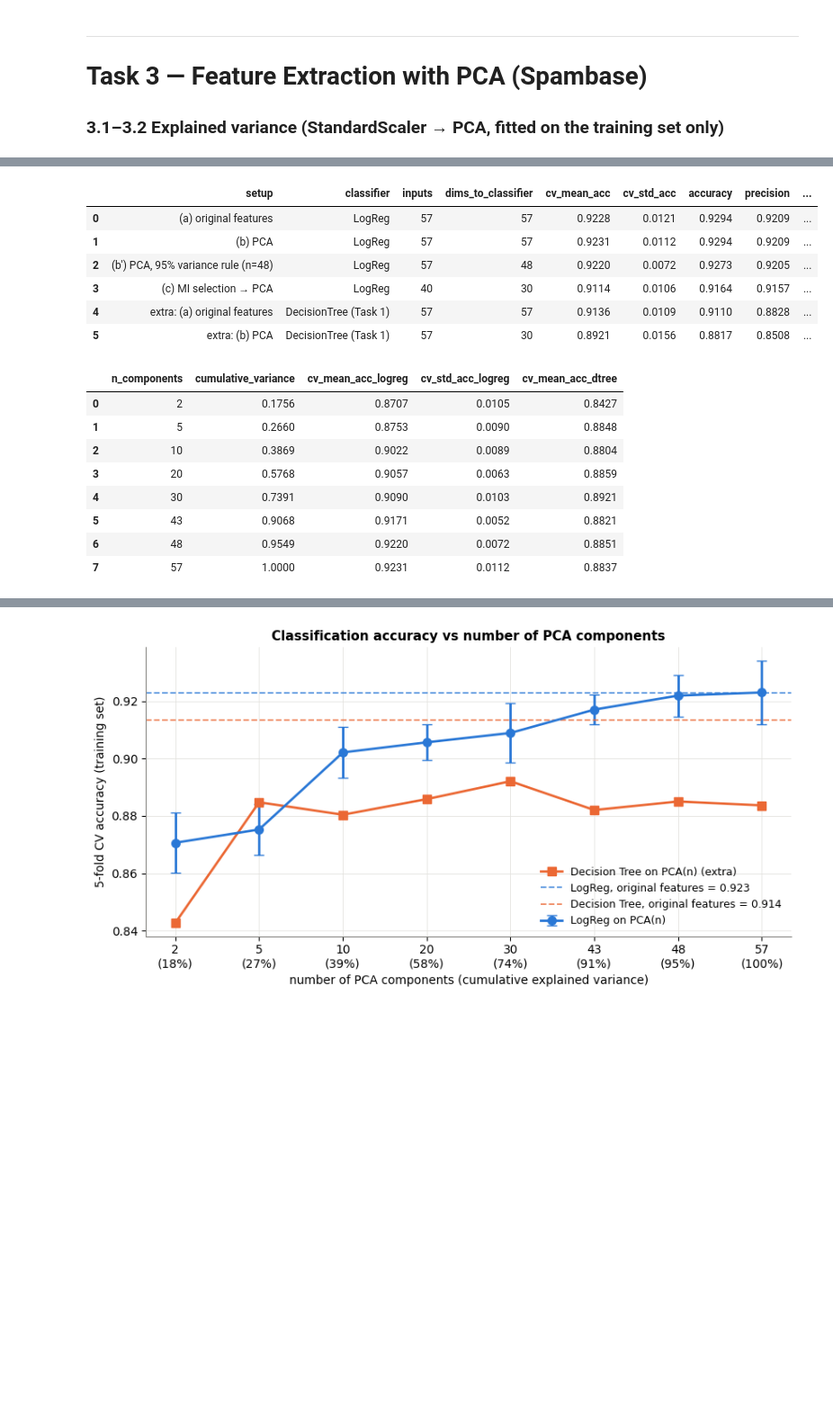
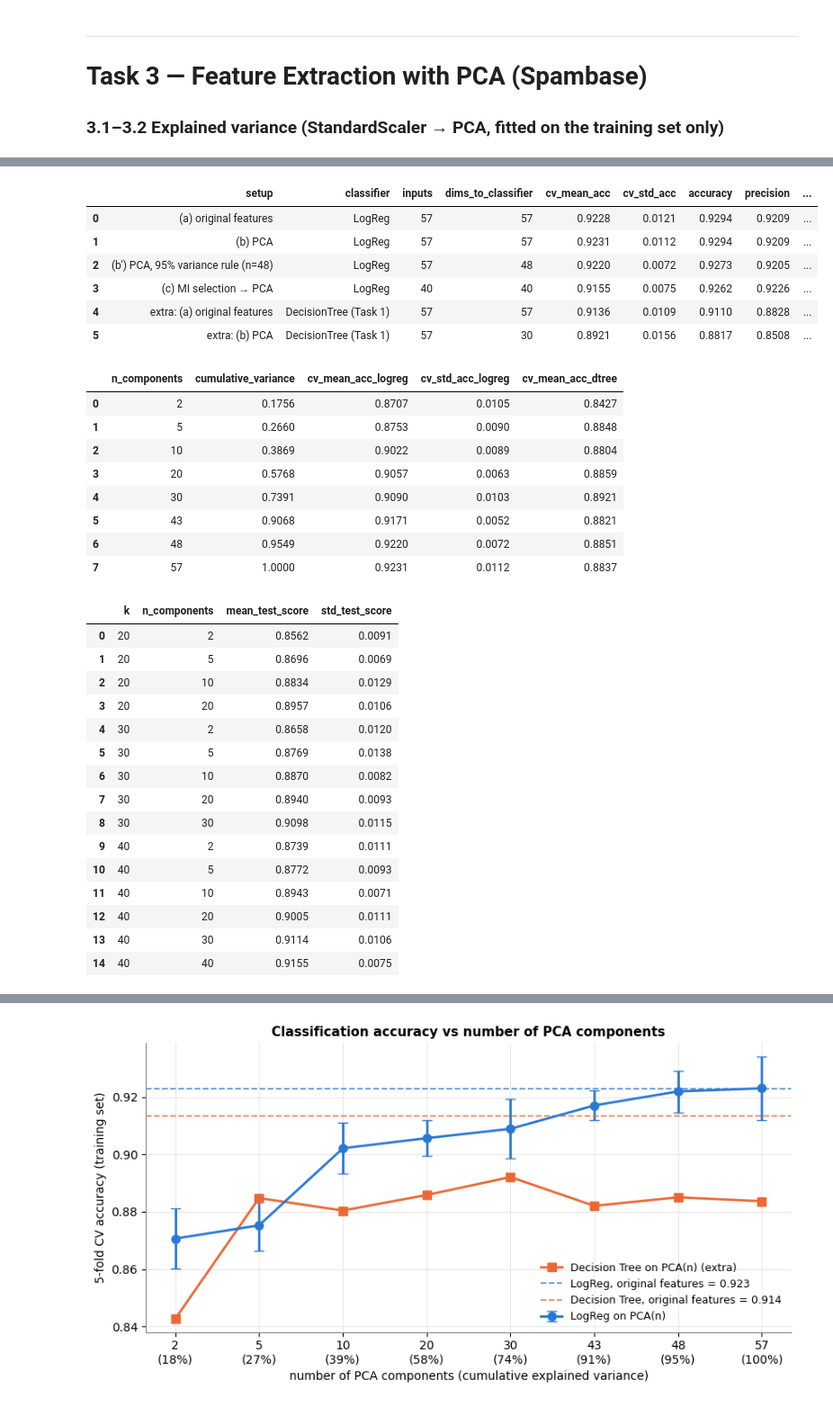
Before and after one commit to afel6/coe305-ml-project, a Jupyter notebook: notebook.ipynb, the cells around one changed output, grey strips where cells are left out. Shown at 90% size. Cells and saved outputs as stored; diff of their text form; code cells hidden in the pictures; blank space fills up the shorter version.

Commit message:
Fix review findings: correct Task 1/3/4/5 claims, show all saved tables, PCA loadings, fair Task 3 grid, extras as appendix, portable README

```diff
--- a/notebook.ipynb
+++ b/notebook.ipynb
@@ -415,7 +466,7 @@ pipe_a.fit(X_train, y_train)
 gs_b = GridSearchCV(Pipeline([("sc", StandardScaler()), ("pca", PCA(random_state=SEED)), ("clf", lr())]),
                     {"pca__n_components": N_GRID}, cv=skf(5), scoring="accuracy", n_jobs=N_JOBS).fit(X_train, y_train)
 gs_c = GridSearchCV(Pipeline([("fs", SelectKBest(mi_score)), ("sc", StandardScaler()), ("pca", PCA(random_state=SEED)), ("clf", lr())]),
-                    [{"fs__k": [k], "pca__n_components": [n for n in N_GRID if n <= k]} for k in [20, 30, 40]],
+                    [{"fs__k": [k], "pca__n_components": sorted({n for n in N_GRID if n <= k} | {k})} for k in [20, 30, 40]],
                     cv=skf(5), scoring="accuracy", n_jobs=N_JOBS).fit(X_train, y_train)
 # extra: same comparison (a) vs (b) with the Task 1 Decision Tree
 cv_dt_a = cross_val_score(dt(), X_train, y_train, cv=skf(5), n_jobs=N_JOBS)
@@ -428,34 +479,35 @@ rows = [
      "cv_mean_acc": cv_a.mean(), "cv_std_acc": cv_a.std(ddof=1), **clf_metrics(y_test, pipe_a.predict(X_test))},
     {"setup": "(b) PCA", "classifier": "LogReg", "inputs": 57, "dims_to_classifier": nb_,
      "cv_mean_acc": gs_b.best_score_, "cv_std_acc": gs_b.cv_results_["std_test_score"][gs_b.best_index_], **clf_metrics(y_test, gs_b.predict(X_test))},
     {"setup": f"(b') PCA, 95% variance rule (n={n95})", "classifier": "LogReg", "inputs": 57, "dims_to_classifier": n95,
      "cv_mean_acc": gs_b.cv_results_["mean_test_score"][N_GRID.index(n95)], "cv_std_acc": gs_b.cv_results_["std_test_score"][N_GRID.index(n95)],
      **clf_metrics(y_test, clone(gs_b.best_estimator_).set_params(pca__n_components=n95).fit(X_train, y_train).predict(X_test))},
     {"setup": "(c) MI selection → PCA", "classifier": "LogReg", "inputs": kc, "dims_to_classifier": nc,
      "cv_mean_acc": gs_c.best_score_, "cv_std_acc": gs_c.cv_results_["std_test_score"][gs_c.best_index_], **clf_metrics(y_test, gs_c.predict(X_test))},
     {"setup": "extra: (a) original features", "classifier": "DecisionTree (Task 1)", "inputs": 57, "dims_to_classifier": 57,
      "cv_mean_acc": cv_dt_a.mean(), "cv_std_acc": cv_dt_a.std(ddof=1), **clf_metrics(y_test, dt_base.predict(X_test))},
     {"setup": "extra: (b) PCA", "classifier": "DecisionTree (Task 1)", "inputs": 57, "dims_to_classifier": gs_dt_b.best_params_["pca__n_components"],
      "cv_mean_acc": gs_dt_b.best_score_, "cv_std_acc": gs_dt_b.cv_results_["std_test_score"][gs_dt_b.best_index_], **clf_metrics(y_test, gs_dt_b.predict(X_test))},
 ]
 t3_cmp = save_table(pd.DataFrame(rows), "t3_setup_comparison")
 display(t3_cmp.round(4))
 for _, r in t3_cmp.iterrows():
     KEY[f"T3 {r.setup} [{r.classifier}] test accuracy"] = r.accuracy
 
 t3_ncurve = save_table(pd.DataFrame({"n_components": N_GRID, "cumulative_variance": [cum[n - 1] for n in N_GRID],
                                      "cv_mean_acc_logreg": gs_b.cv_results_["mean_test_score"],
                                      "cv_std_acc_logreg": gs_b.cv_results_["std_test_score"],
                                      "cv_mean_acc_dtree": gs_dt_b.cv_results_["mean_test_score"]}), "t3_cv_accuracy_vs_components")
 display(t3_ncurve.round(4))
 t3_c = save_table(pd.DataFrame(gs_c.cv_results_)[["param_fs__k", "param_pca__n_components", "mean_test_score", "std_test_score"]]
                   .rename(columns={"param_fs__k": "k", "param_pca__n_components": "n_components"}), "t3_fs_pca_grid")
+display(t3_c.round(4))
 # %% [output]
 |  | setup | classifier | inputs | dims_to_classifier | cv_mean_acc | cv_std_acc | accuracy | precision | ... |
 | 0 | (a) original features | LogReg | 57 | 57 | 0.9228 | 0.0121 | 0.9294 | 0.9209 | ... |
 | 1 | (b) PCA | LogReg | 57 | 57 | 0.9231 | 0.0112 | 0.9294 | 0.9209 | ... |
 | 2 | (b') PCA, 95% variance rule (n=48) | LogReg | 57 | 48 | 0.9220 | 0.0072 | 0.9273 | 0.9205 | ... |
-| 3 | (c) MI selection → PCA | LogReg | 40 | 30 | 0.9114 | 0.0106 | 0.9164 | 0.9157 | ... |
+| 3 | (c) MI selection → PCA | LogReg | 40 | 40 | 0.9155 | 0.0075 | 0.9262 | 0.9226 | ... |
 | 4 | extra: (a) original features | DecisionTree (Task 1) | 57 | 57 | 0.9136 | 0.0109 | 0.9110 | 0.8828 | ... |
 | 5 | extra: (b) PCA | DecisionTree (Task 1) | 57 | 30 | 0.8921 | 0.0156 | 0.8817 | 0.8508 | ... |
 |  | n_components | cumulative_variance | cv_mean_acc_logreg | cv_std_acc_logreg | cv_mean_acc_dtree |
@@ -467,6 +519,22 @@ t3_c = save_table(pd.DataFrame(gs_c.cv_results_)[["param_fs__k", "param_pca__n_c
 | 5 | 43 | 0.9068 | 0.9171 | 0.0052 | 0.8821 |
 | 6 | 48 | 0.9549 | 0.9220 | 0.0072 | 0.8851 |
 | 7 | 57 | 1.0000 | 0.9231 | 0.0112 | 0.8837 |
+|  | k | n_components | mean_test_score | std_test_score |
+| 0 | 20 | 2 | 0.8562 | 0.0091 |
+| 1 | 20 | 5 | 0.8696 | 0.0069 |
+| 2 | 20 | 10 | 0.8834 | 0.0129 |
+| 3 | 20 | 20 | 0.8957 | 0.0106 |
+| 4 | 30 | 2 | 0.8658 | 0.0120 |
+| 5 | 30 | 5 | 0.8769 | 0.0138 |
+| 6 | 30 | 10 | 0.8870 | 0.0082 |
+| 7 | 30 | 20 | 0.8940 | 0.0093 |
+| 8 | 30 | 30 | 0.9098 | 0.0115 |
+| 9 | 40 | 2 | 0.8739 | 0.0111 |
+| 10 | 40 | 5 | 0.8772 | 0.0093 |
+| 11 | 40 | 10 | 0.8943 | 0.0071 |
+| 12 | 40 | 20 | 0.9005 | 0.0111 |
+| 13 | 40 | 30 | 0.9114 | 0.0106 |
+| 14 | 40 | 40 | 0.9155 | 0.0075 |
 # %% [markdown]
 **Interpretation (Tables `t3_setup_comparison`, `t3_cv_accuracy_vs_components`, `t3_fs_pca_grid`).**
 * **(a) Original features.** Logistic regression reaches CV 0.9228 and test accuracy 0.9294 (F1 0.9093). It is the best of the three set-ups.
```
Also changed, not shown: parts of 23 cells of this notebook, 10 other files.
